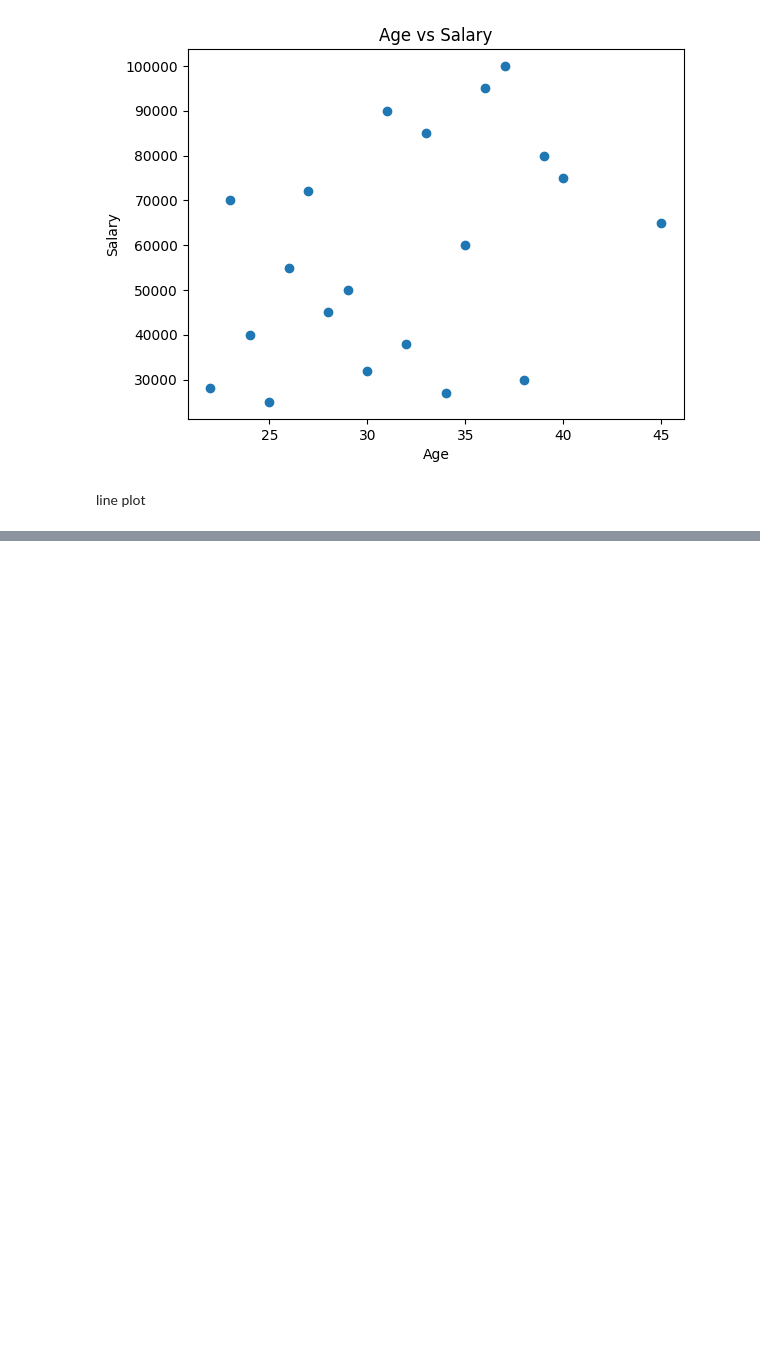
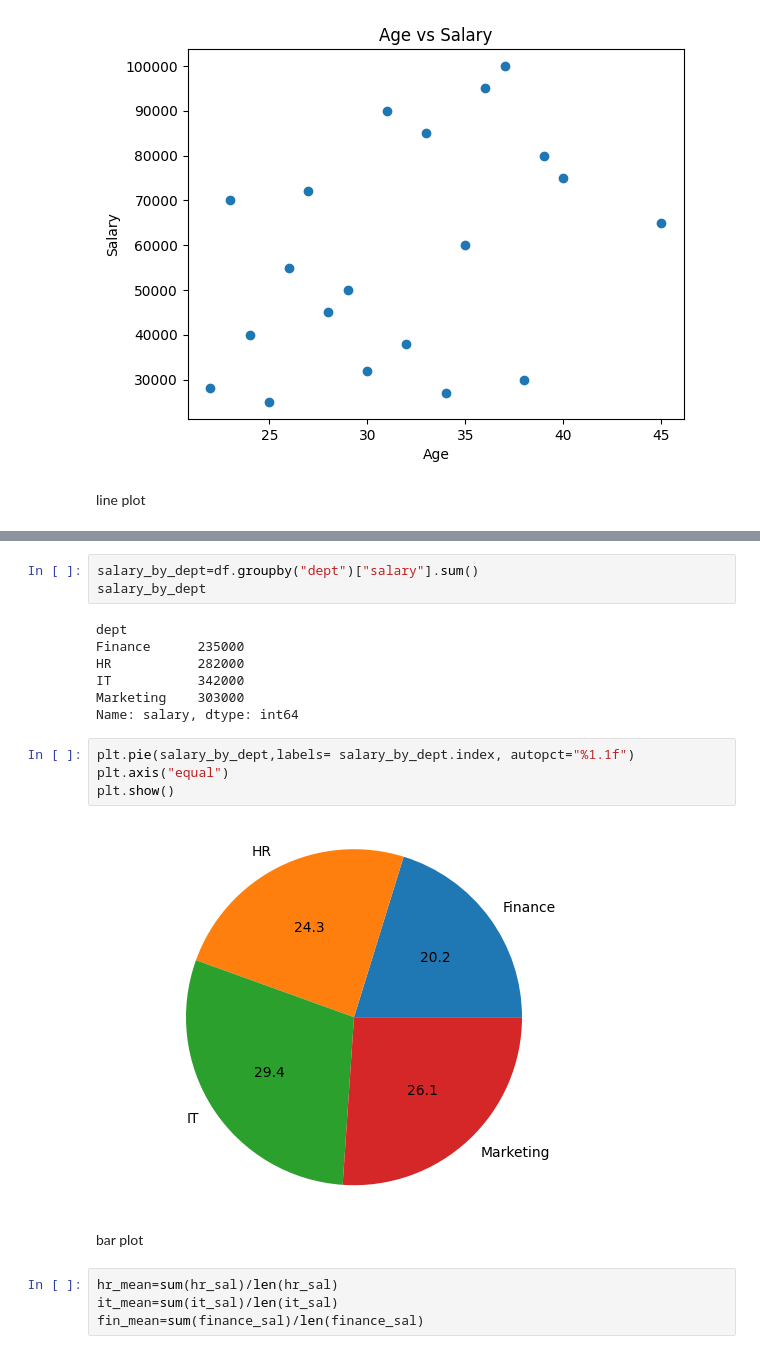
Before and after one commit to Kiran-Ghosh004/data-analysis-using-python, a Jupyter notebook: matplotlib.ipynb, the cells around one changed output, grey strips where cells are left out. Drawn from its saved outputs; the diff is of its cells as text; blank space fills up the shorter version.

```diff
--- a/matplotlib.ipynb
+++ b/matplotlib.ipynb
@@ -196,0 +249,22 @@ plt.show()
+# %%
+salary_by_dept=df.groupby("dept")["salary"].sum()
+salary_by_dept
+# %% [output]
+dept
+Finance      235000
+HR           282000
+IT           342000
+Marketing    303000
+Name: salary, dtype: int64
+# %%
+plt.pie(salary_by_dept,labels= salary_by_dept.index, autopct="%1.1f")
+plt.axis("equal")
+plt.show()
+# %% [output]
+[figure, added]
+# %% [markdown]
+bar plot
+# %%
+hr_mean=sum(hr_sal)/len(hr_sal)
+it_mean=sum(it_sal)/len(it_sal)
+fin_mean=sum(finance_sal)/len(finance_sal)
```
Also changed, not shown: parts of 11 cells of this notebook.
